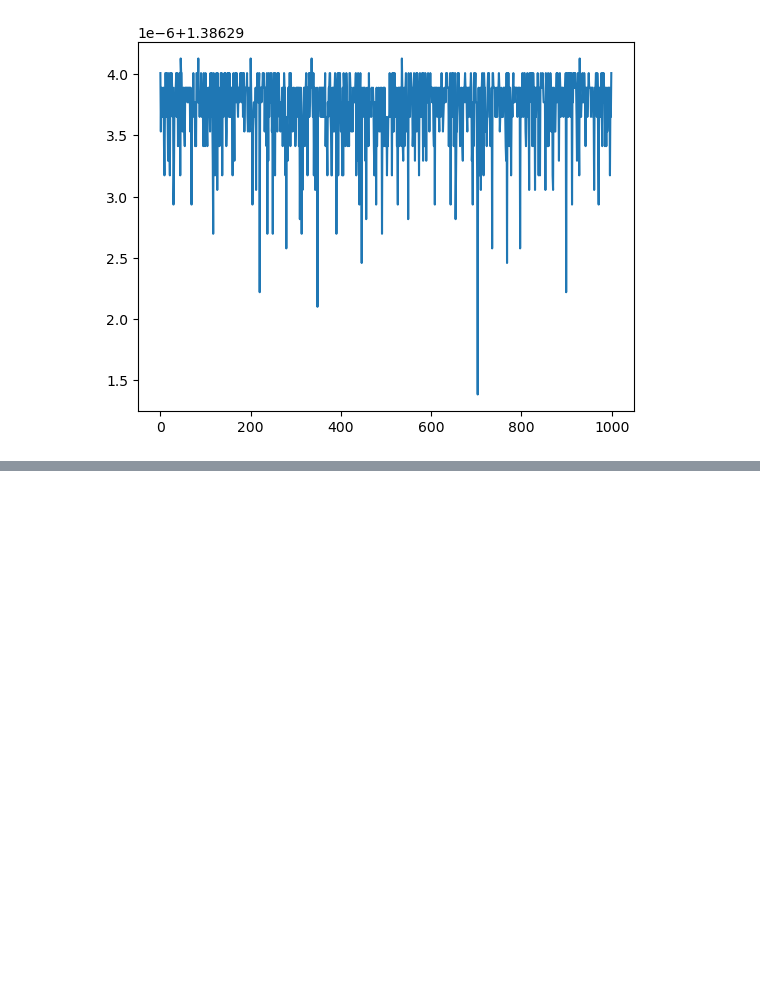
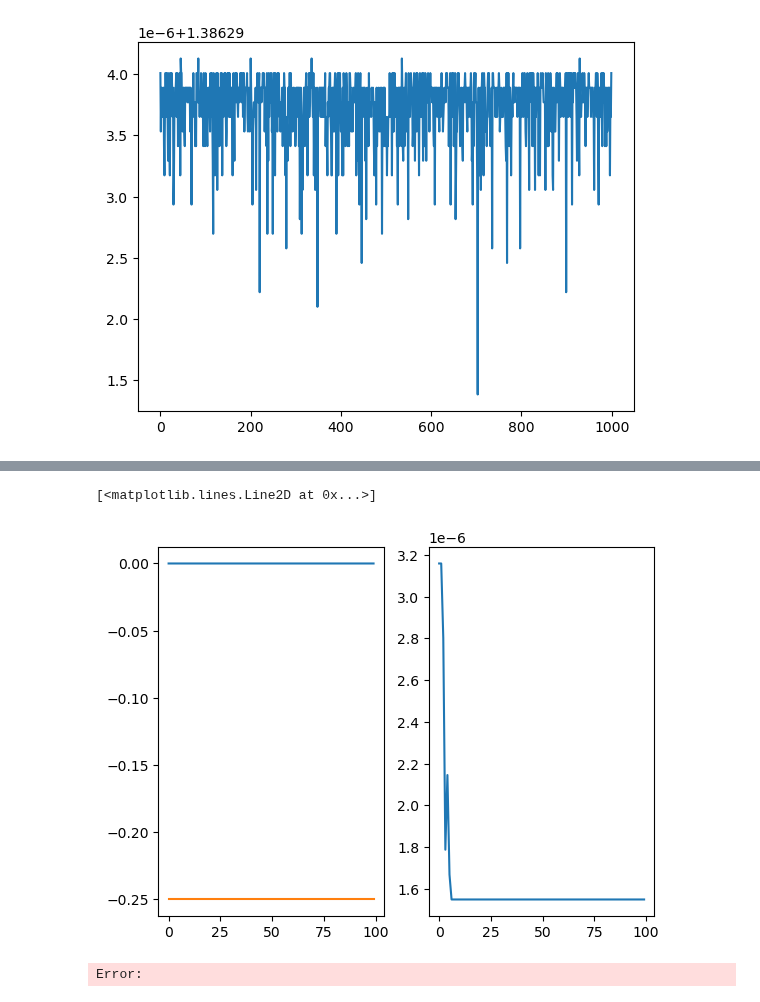
Before and after one commit to floriantilliet/mnhn_internship, a Jupyter notebook: gan_testing.ipynb, the cells around one changed output, grey strips where cells are left out. Drawn from its saved outputs; the diff is of its cells as text; code cells hidden in the pictures; blank space fills up the shorter version.

```diff
--- a/gan_testing.ipynb
+++ b/gan_testing.ipynb
@@ -553,0 +510,36 @@ plt.axis("off")
+# %%
+class SequenceFeeder(tf.keras.utils.Sequence):
+
+    def __init__(self, x_set, batch_size, max_data=2**20, WINDOW=10000):
+        self.x = x_set
+        self.batch_size = batch_size
+        self.WINDOW = WINDOW
+        self.max_data = max_data
+        self.all_indices = np.arange(len(x_set) - WINDOW + 1)
+        self.on_epoch_end()
+
+    def __len__(self):
+        return int(np.ceil(len(self.indices) / self.batch_size))
+
+    def __getitem__(self, idx):
+        batch_indices = self.indices[idx*self.batch_size:(idx+1)*self.batch_size]
+        window_indices = batch_indices.reshape(-1, 1) + np.arange(self.WINDOW).reshape(1, -1)
+        batch_x = self.x[window_indices]
+        return batch_x
+
+    def on_epoch_end(self):
+        self.indices = np.random.choice(self.all_indices, size=self.max_data, replace=False)
+# %%
+x_train = SequenceFeeder(X_2L.astype('float32'), batch_size=1, max_data=1)
+DLOSS=[]
+GLOSS=[]
+for i in range(100):
+    history=modelgen.fit(tf.random.normal((1, 10)),tf.ones((1,1)), epochs=1)
+    labels = tf.concat([-1*tf.ones((1, 1)), tf.ones((1, 1))], axis=0)
+    random_latent_vectors = tf.random.normal(shape=(1, 10))
+    generated_sequences = modelgen.predict(random_latent_vectors)
+    combined_sequences = tf.concat([generated_sequences, np.array(x_train).reshape(1,10000,4)], axis=0)
+    predictions = modeldis.predict(combined_sequences)
+    d_loss = (1+wasserstein_loss(labels, predictions))
+    DLOSS.append(d_loss)
+    GLOSS.append(history.history['loss'])
@@ -553,0 +564,11 @@ plt.axis("off")
+# %%
+plt.subplot(1,2,1)
+plt.plot(DLOSS)
+plt.plot(GLOSS)
+
+plt.subplot(1,2,2)
+plt.plot(DLOSS)
+# %% [output]
+[<matplotlib.lines.Line2D at 0x...>]
+[figure, added]
+Error:
```
Also changed, not shown: parts of 30 cells of this notebook, 1 other file.
